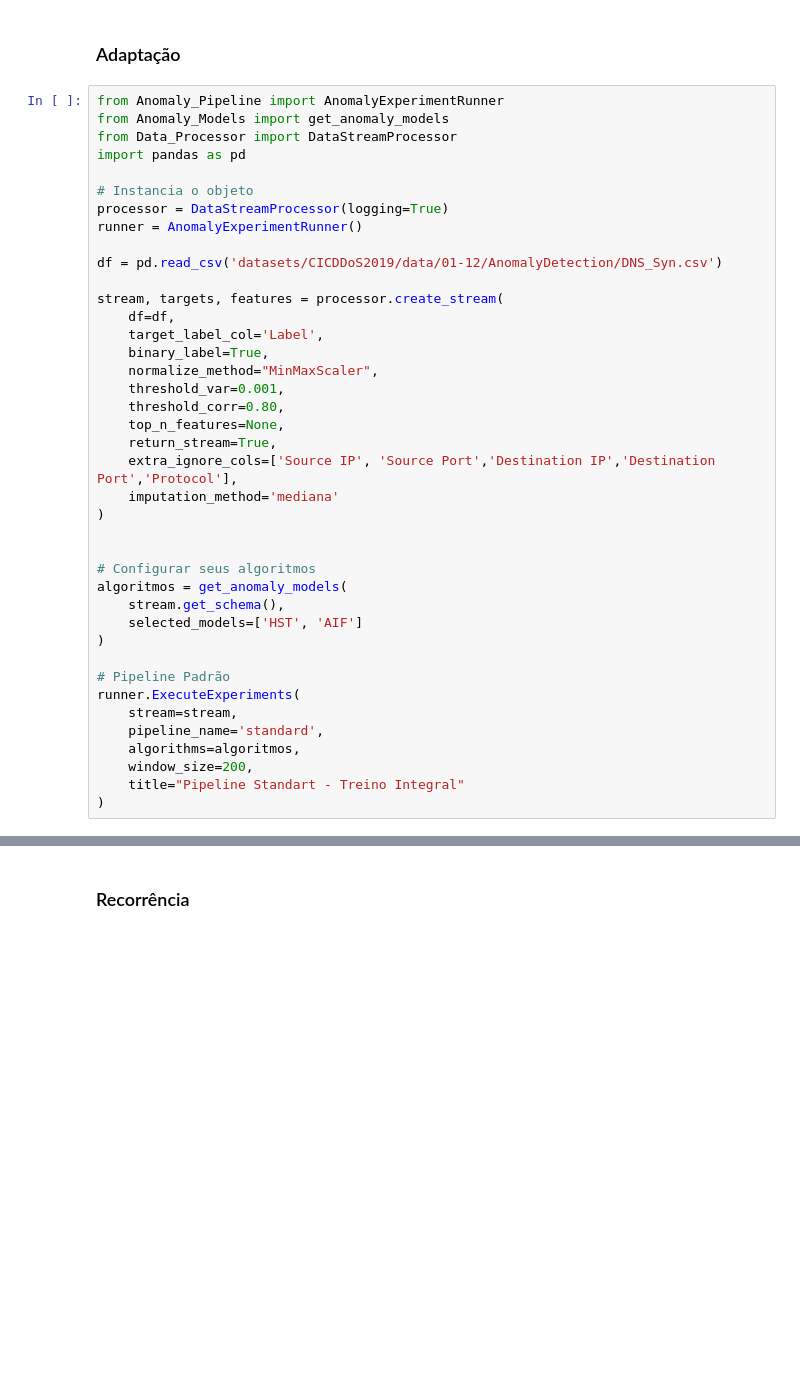
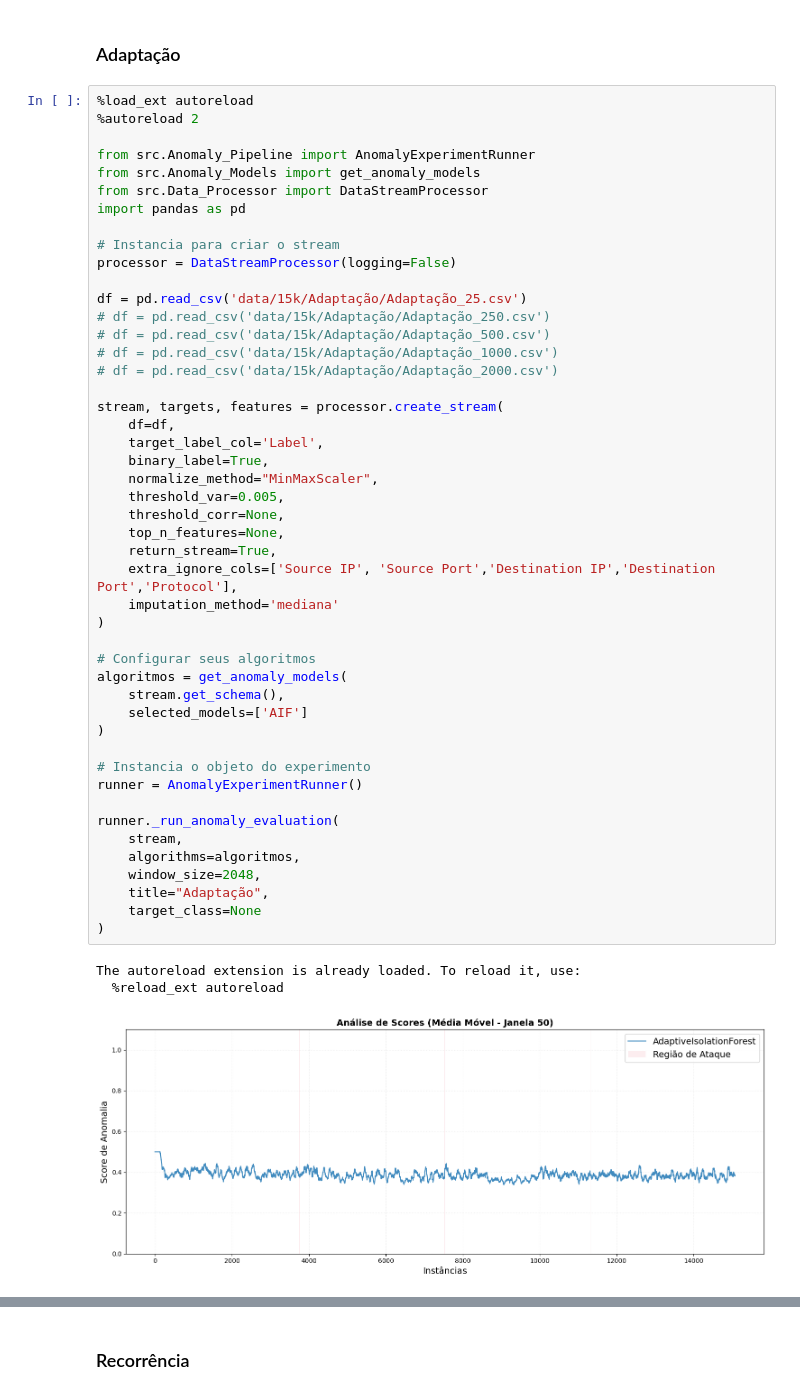
Before and after one commit to iRocktys/anomaly-detection-data-stream, a Jupyter notebook: AnomalyDetectionDevelop.ipynb, the cells around one changed output, grey strips where cells are left out. Drawn from its saved outputs; the diff is of its cells as text; blank space fills up the shorter version.

```diff
--- a/AnomalyDetectionDevelop.ipynb
+++ b/AnomalyDetectionDevelop.ipynb
@@ -253,42 +220,53 @@ Desempenho Global das Técnicas de Discretização para AdaptiveIsolationForest:
 # %% [markdown]
 ### Adaptação
 # %%
-from Anomaly_Pipeline import AnomalyExperimentRunner
-from Anomaly_Models import get_anomaly_models
-from Data_Processor import DataStreamProcessor
+%load_ext autoreload
+%autoreload 2
+
+from src.Anomaly_Pipeline import AnomalyExperimentRunner
+from src.Anomaly_Models import get_anomaly_models
+from src.Data_Processor import DataStreamProcessor
 import pandas as pd
 
-# Instancia o objeto
-processor = DataStreamProcessor(logging=True)
-runner = AnomalyExperimentRunner()
+# Instancia para criar o stream
+processor = DataStreamProcessor(logging=False)
 
-df = pd.read_csv('datasets/CICDDoS2019/data/01-12/AnomalyDetection/DNS_Syn.csv')
+df = pd.read_csv('data/15k/Adaptação/Adaptação_25.csv')
+# df = pd.read_csv('data/15k/Adaptação/Adaptação_250.csv')
+# df = pd.read_csv('data/15k/Adaptação/Adaptação_500.csv')
+# df = pd.read_csv('data/15k/Adaptação/Adaptação_1000.csv')
+# df = pd.read_csv('data/15k/Adaptação/Adaptação_2000.csv')
 
 stream, targets, features = processor.create_stream(
     df=df,
     target_label_col='Label',
     binary_label=True,
     normalize_method="MinMaxScaler",
-    threshold_var=0.001,
-    threshold_corr=0.80,
+    threshold_var=0.005,
+    threshold_corr=None,
     top_n_features=None,
     return_stream=True,
     extra_ignore_cols=['Source IP', 'Source Port','Destination IP','Destination Port','Protocol'],
     imputation_method='mediana'
 )
 
-
 # Configurar seus algoritmos
 algoritmos = get_anomaly_models(
     stream.get_schema(),
-    selected_models=['HST', 'AIF']
+    selected_models=['AIF']
 )
 
-# Pipeline Padrão
-runner.ExecuteExperiments(
-    stream=stream,
-    pipeline_name='standard',
+# Instancia o objeto do experimento
+runner = AnomalyExperimentRunner()
+
+runner._run_anomaly_evaluation(
+    stream,
     algorithms=algoritmos,
-    window_size=200,
-    title="Pipeline Standart - Treino Integral"
+    window_size=2048,
+    title="Adaptação",
+    target_class=None
 )
+# %% [output]
+The autoreload extension is already loaded. To reload it, use:
+  %reload_ext autoreload
+[figure, added]
```
Also changed, not shown: parts of 5 cells of this notebook, 3 other files.
